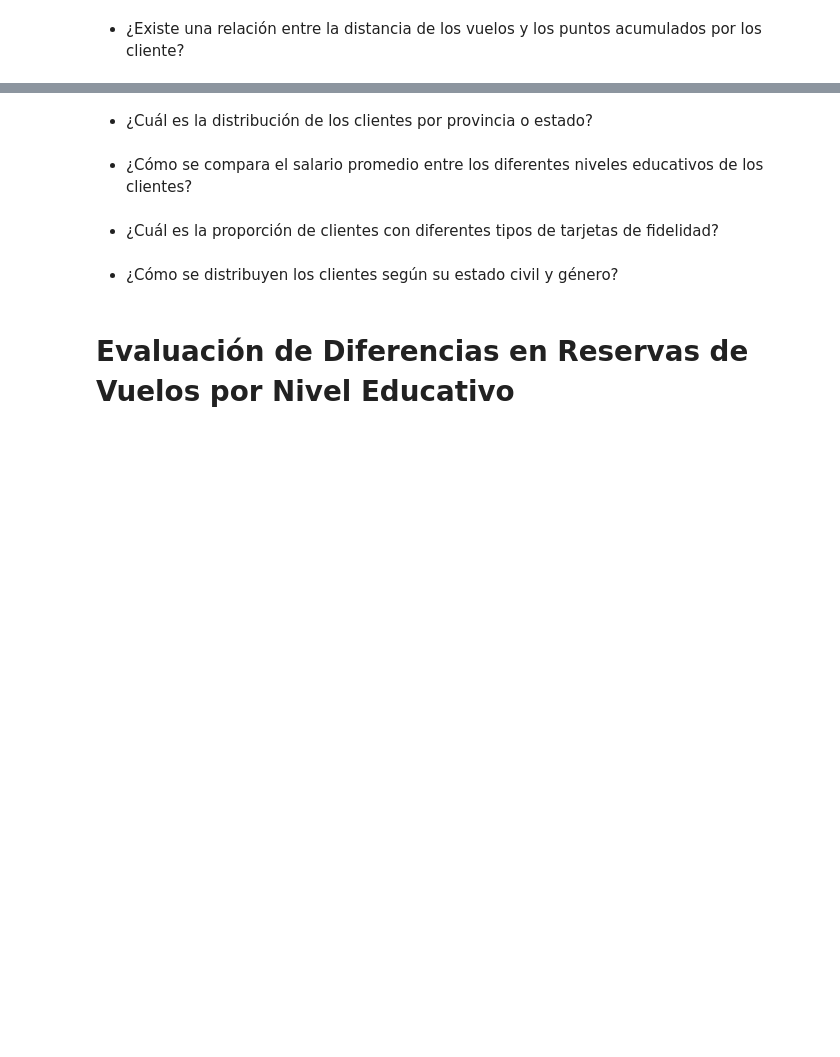
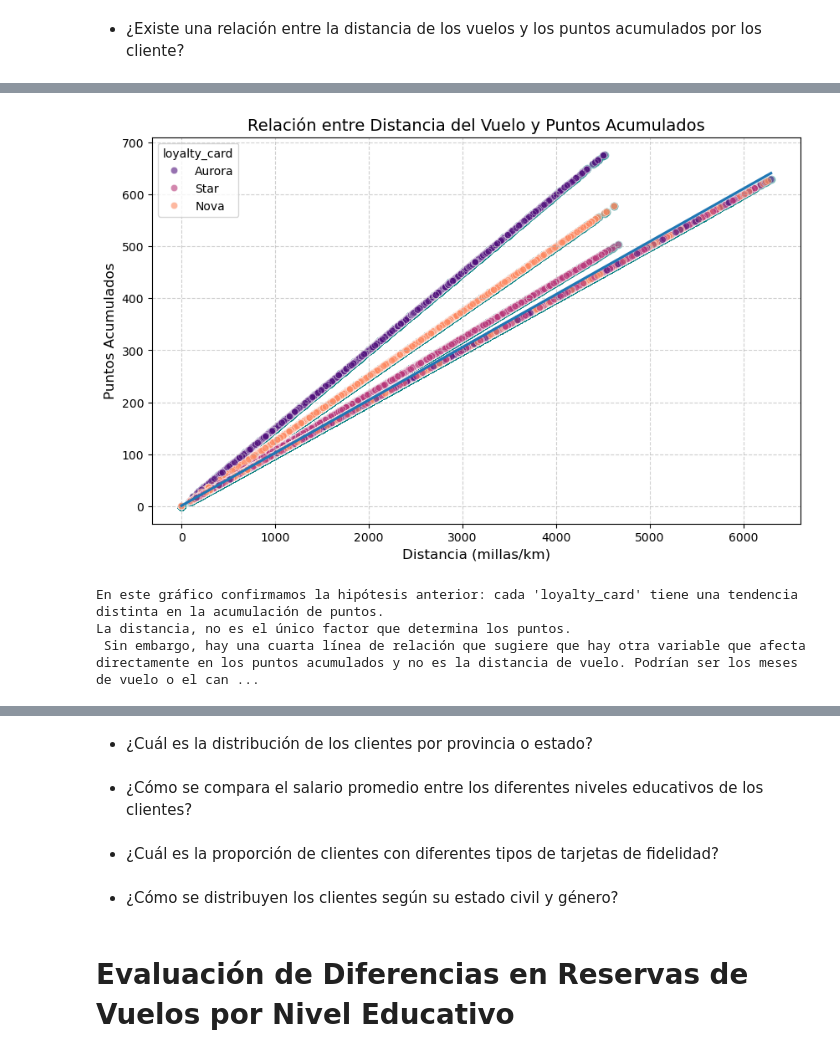
Before and after one commit to Adalab/bda-modulo-3-evaluacion-final-PatriciaAnaya, a Jupyter notebook: bda-modulo-3-evaluacion-final-PatriciaAnaya.ipynb, the cells around one changed output, grey strips where cells are left out. Saved outputs shown, nothing was run; the diff lists cells and outputs as text; code cells hidden in the pictures; blank space fills up the shorter version.

```diff
--- a/bda-modulo-3-evaluacion-final-PatriciaAnaya.ipynb
+++ b/bda-modulo-3-evaluacion-final-PatriciaAnaya.ipynb
@@ -622,0 +659,22 @@ Name: proportion, dtype: float64
+# %%
+plt.figure(figsize=(10, 6))
+
+# scatter_kws ajusta los puntos, line_kws muestra una línea de tendencia
+sns.regplot(data=df_final, x='distance', y='points_accumulated',
+            scatter_kws={'alpha':0.5, 'color':'teal'})
+
+sns.scatterplot(data=df_final, x='distance', y='points_accumulated',
+                hue='loyalty_card', palette='magma', alpha=0.6)
+
+plt.title('Relación entre Distancia del Vuelo y Puntos Acumulados', fontsize=14)
+plt.xlabel('Distancia (millas/km)', fontsize=12)
+plt.ylabel('Puntos Acumulados', fontsize=12)
+plt.grid(True, linestyle='--', alpha=0.6)
+plt.show()
+
+print("En este gráfico confirmamos la hipótesis anterior: cada 'loyalty_card' tiene una tendencia distinta en la acumulación de puntos. \nLa distancia, no es el único factor que determina los puntos. \n Sin embargo, hay una cuarta línea de relación que sugiere que hay otra variable que afecta directamente en los puntos acumulados y no es la distancia de vuelo. Podrían ser los meses de vuelo o el canjeo de puntos. Debemos hacer una búsqueda más profunda de los posibles motivos.")
+# %% [output]
+[figure, added]
+En este gráfico confirmamos la hipótesis anterior: cada 'loyalty_card' tiene una tendencia distinta en la acumulación de puntos.
+La distancia, no es el único factor que determina los puntos.
+ Sin embargo, hay una cuarta línea de relación que sugiere que hay otra variable que afecta directamente en los puntos acumulados y no es la distancia de vuelo. Podrían ser los meses de vuelo o el can ...
```
Also changed, not shown: parts of 8 cells of this notebook, 1 other file.
